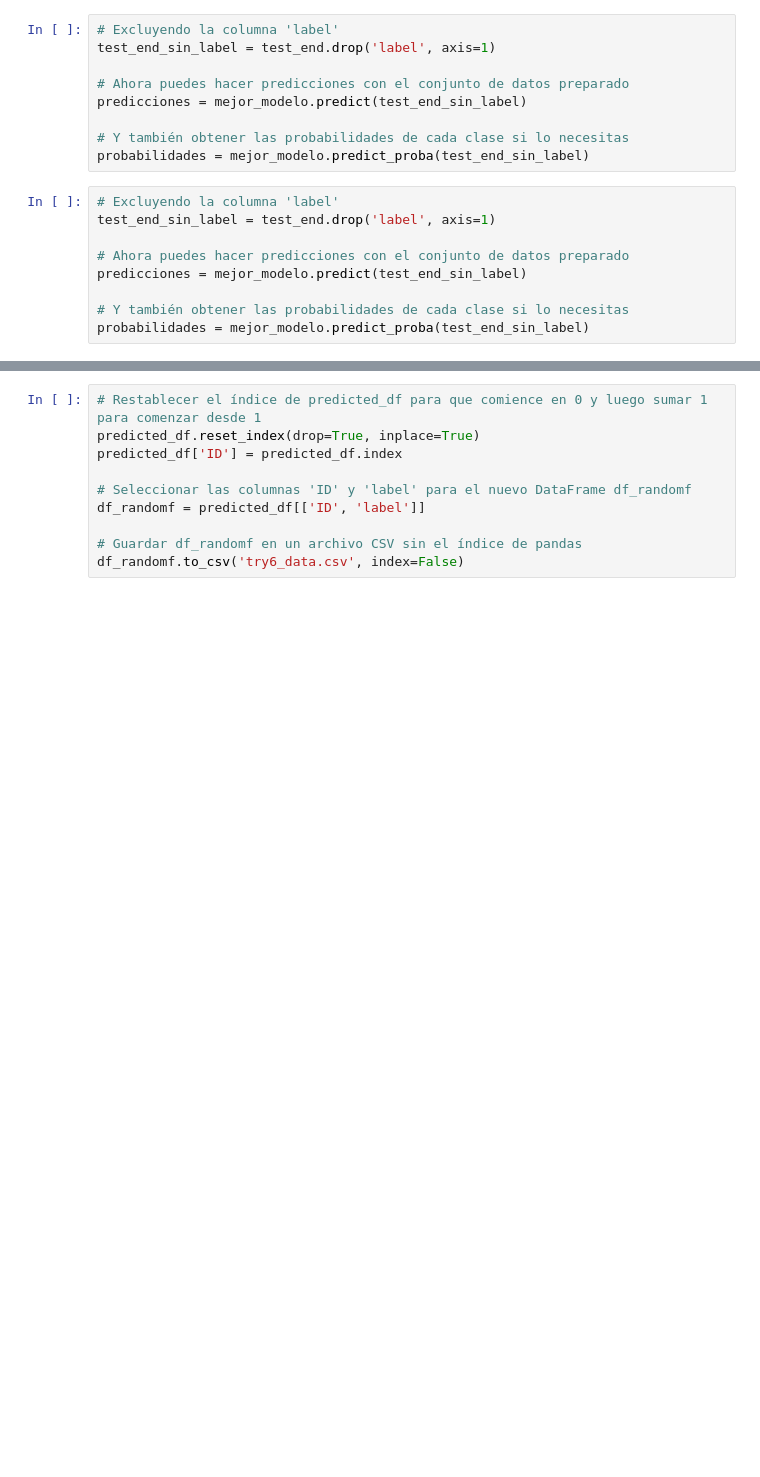
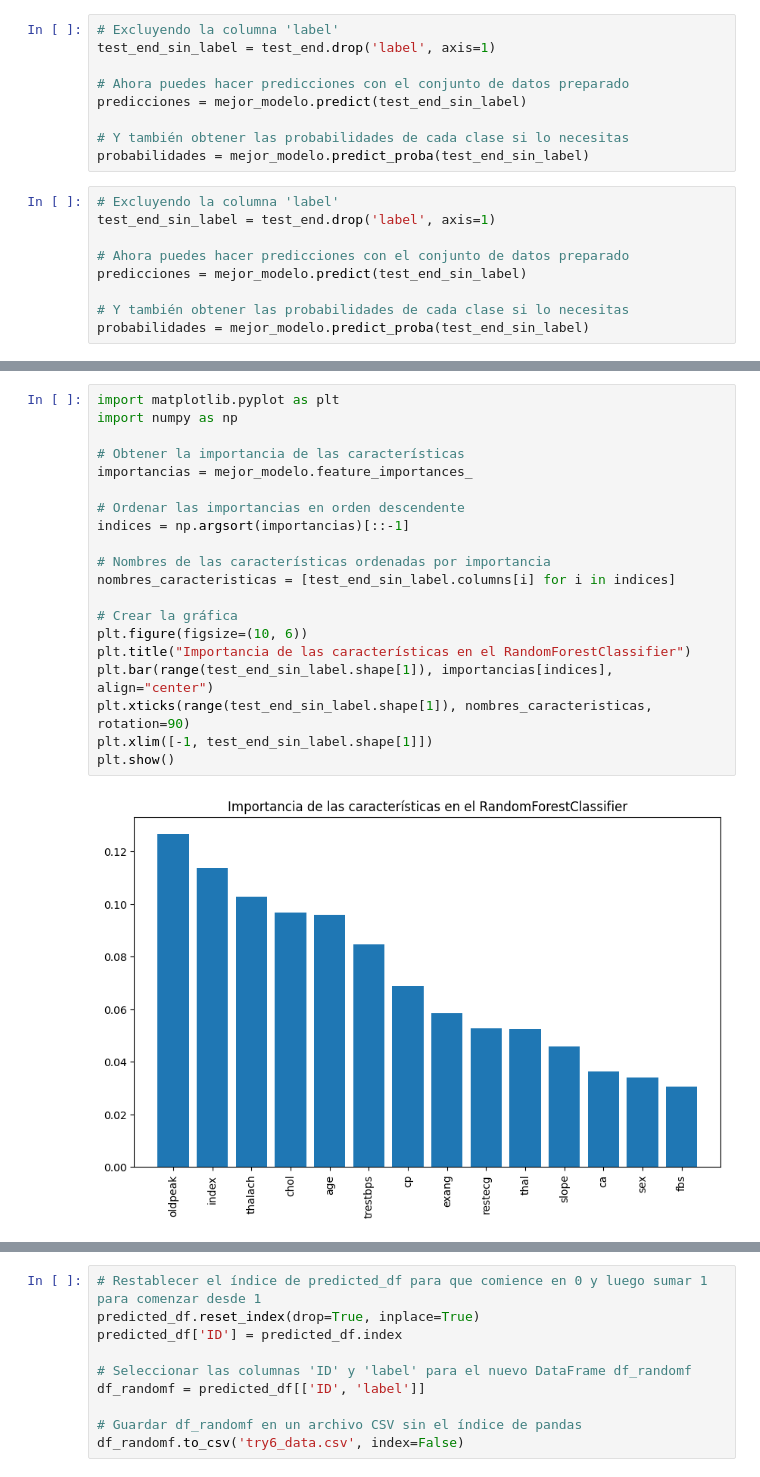
Before and after one commit to nachoreyesv/DATA_PROJECT_3, a Jupyter notebook: Ejecutable/Tumup/tumup_main.ipynb, the cells around one changed output, grey strips where cells are left out. Saved outputs shown, nothing was run; the diff lists cells and outputs as text; blank space fills up the shorter version.

```diff
--- a/Ejecutable/Tumup/tumup_main.ipynb
+++ b/Ejecutable/Tumup/tumup_main.ipynb
@@ -353,3 +354,25 @@ print(predicted_df.head())
+# %%
+import matplotlib.pyplot as plt
+import numpy as np
+
+# Obtener la importancia de las características
+importancias = mejor_modelo.feature_importances_
+
+# Ordenar las importancias en orden descendente
+indices = np.argsort(importancias)[::-1]
+
+# Nombres de las características ordenadas por importancia
+nombres_caracteristicas = [test_end_sin_label.columns[i] for i in indices]
+
+# Crear la gráfica
+plt.figure(figsize=(10, 6))
+plt.title("Importancia de las características en el RandomForestClassifier")
+plt.bar(range(test_end_sin_label.shape[1]), importancias[indices], align="center")
+plt.xticks(range(test_end_sin_label.shape[1]), nombres_caracteristicas, rotation=90)
+plt.xlim([-1, test_end_sin_label.shape[1]])
+plt.show()
+# %% [output]
+[figure, added]
 # %%
 predicted_df
 # %% [output]
```
Also changed, not shown: parts of 29 cells of this notebook, 11 other files.
